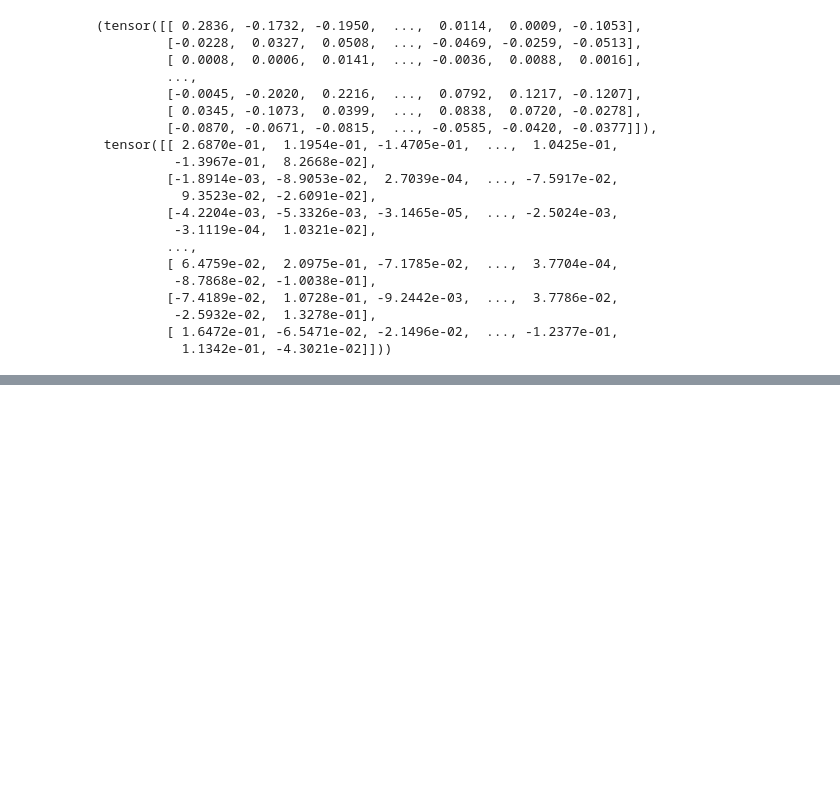
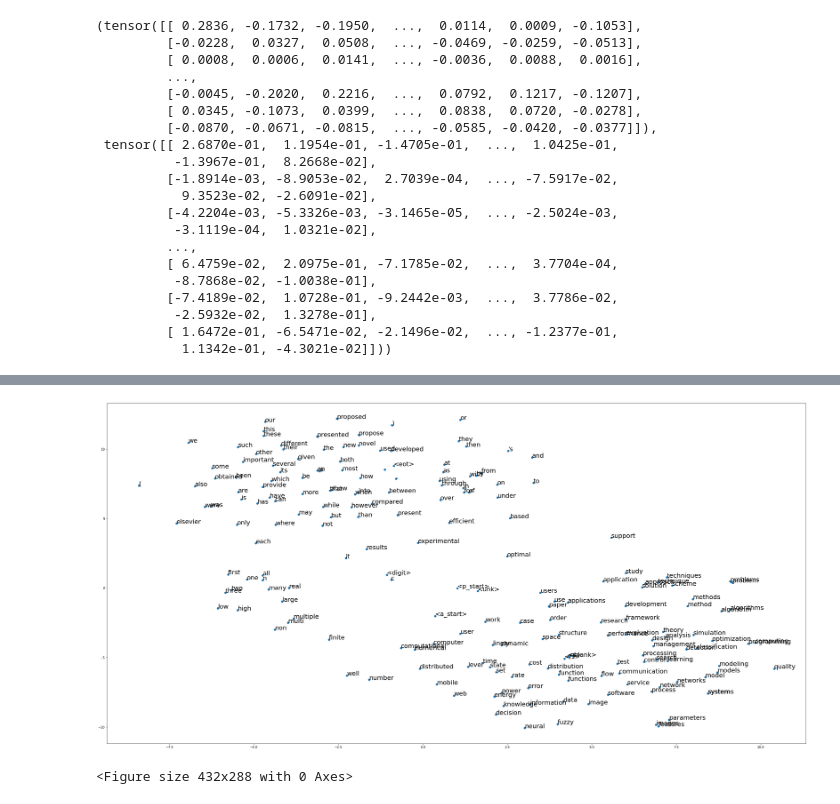
Before and after one commit to JudePark96/embedding-visualization, a Jupyter notebook: embedding_visualization.ipynb, the cells around one changed output, grey strips where cells are left out. Drawn from its saved outputs; the diff is of its cells as text; code cells hidden in the pictures; blank space fills up the shorter version.

```diff
--- a/embedding_visualization.ipynb
+++ b/embedding_visualization.ipynb
@@ -45,0 +107,16 @@ plt.savefig('gcn_embed_figure.png')
+# %%
+normal_embed_df = pd.DataFrame(tsne_normal_embed, index=vocab[:200], columns=['x', 'y'])
+# %%
+fig = plt.figure()
+fig.set_size_inches(40, 20)
+ax = fig.add_subplot(1, 1, 1)
+
+ax.scatter(normal_embed_df['x'], normal_embed_df['y'])
+
+for word, pos in normal_embed_df.iterrows():
+    ax.annotate(word, pos, fontsize=20)
+plt.show()
+plt.savefig('normal_embed_vocab_size_200.png')
+# %% [output]
+[figure, added]
+<Figure size 432x288 with 0 Axes>
```
Also changed, not shown: parts of 8 cells of this notebook, 6 other files.
